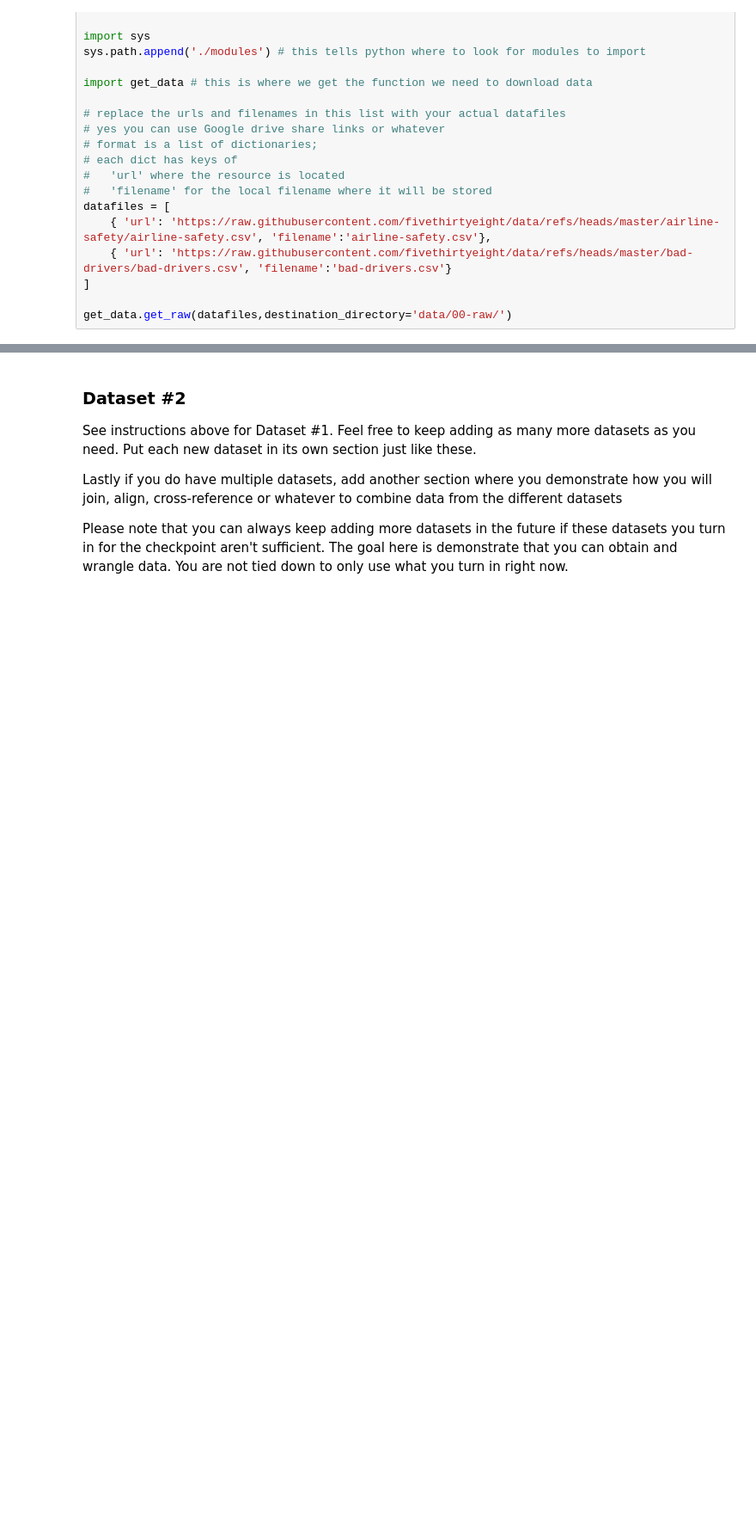
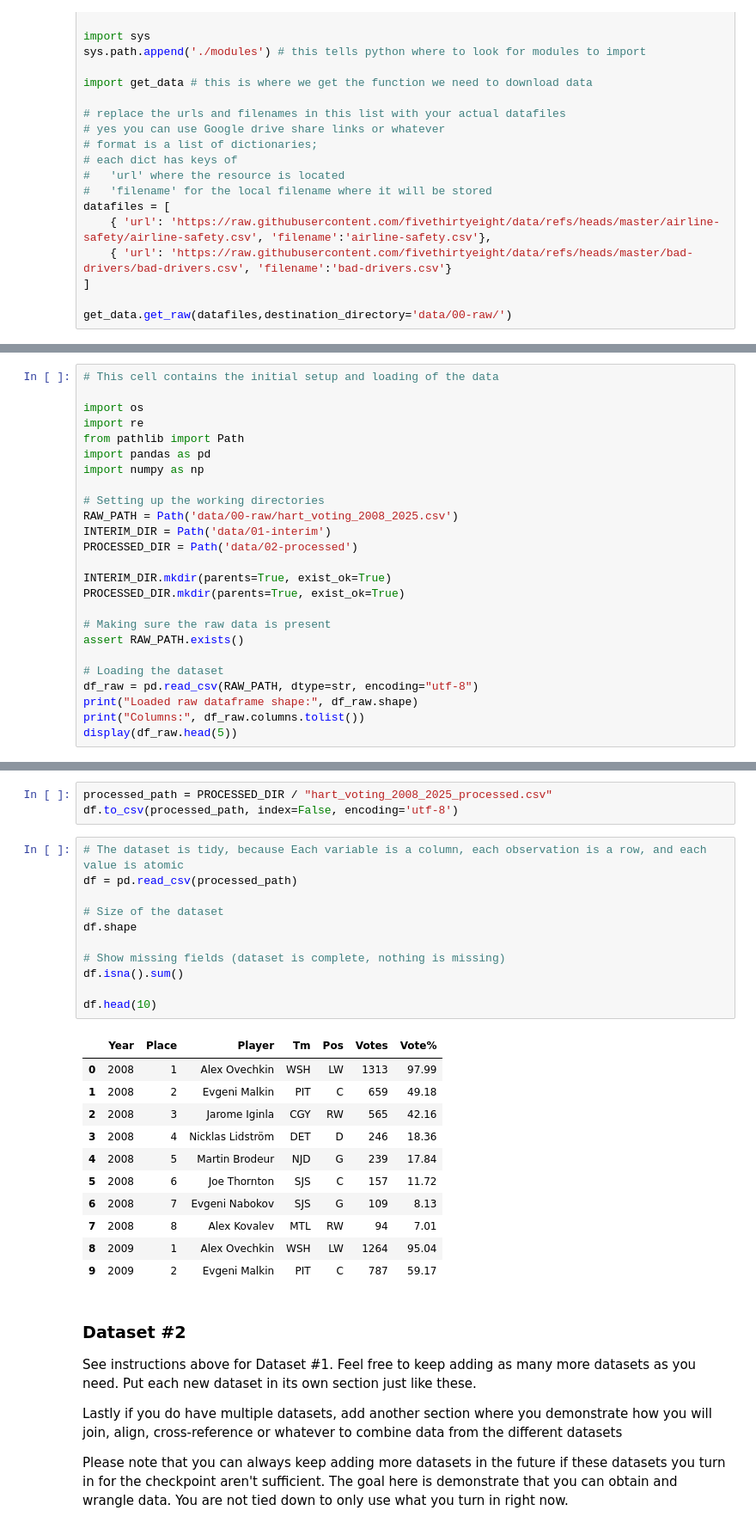
Before and after one commit to COGS108/Group118_WI26, a Jupyter notebook: 01-DataCheckpoint.ipynb, the cells around one changed output, grey strips where cells are left out. Shown at 86% size. Cells and saved outputs as stored; diff of their text form; blank space fills up the shorter version.

Commit message:
Upload raw and processed hart trophy and describe it in the notebook

```diff
--- a/01-DataCheckpoint.ipynb
+++ b/01-DataCheckpoint.ipynb
@@ -134,0 +279,25 @@ Instructions:
+# %%
+# This cell contains the initial setup and loading of the data
+
+import os
+import re
+from pathlib import Path
+import pandas as pd
+import numpy as np
+
+# Setting up the working directories
+RAW_PATH = Path('data/00-raw/hart_voting_2008_2025.csv')
+INTERIM_DIR = Path('data/01-interim')
+PROCESSED_DIR = Path('data/02-processed')
+
+INTERIM_DIR.mkdir(parents=True, exist_ok=True)
+PROCESSED_DIR.mkdir(parents=True, exist_ok=True)
+
+# Making sure the raw data is present
+assert RAW_PATH.exists()
+
+# Loading the dataset
+df_raw = pd.read_csv(RAW_PATH, dtype=str, encoding="utf-8")
+print("Loaded raw dataframe shape:", df_raw.shape)
+print("Columns:", df_raw.columns.tolist())
+display(df_raw.head(5))
@@ -135,3 +346,29 @@ Instructions:
+# %%
+processed_path = PROCESSED_DIR / "hart_voting_2008_2025_processed.csv"
+df.to_csv(processed_path, index=False, encoding='utf-8')
+# %%
+# The dataset is tidy, because Each variable is a column, each observation is a row, and each value is atomic
+df = pd.read_csv(processed_path)
+
+# Size of the dataset
+df.shape
+
+# Show missing fields (dataset is complete, nothing is missing)
+df.isna().sum()
+
+df.head(10)
+# %% [output]
+|  | Year | Place | Player | Tm | Pos | Votes | Vote% |
+| 0 | 2008 | 1 | Alex Ovechkin | WSH | LW | 1313 | 97.99 |
+| 1 | 2008 | 2 | Evgeni Malkin | PIT | C | 659 | 49.18 |
+| 2 | 2008 | 3 | Jarome Iginla | CGY | RW | 565 | 42.16 |
+| 3 | 2008 | 4 | Nicklas Lidström | DET | D | 246 | 18.36 |
+| 4 | 2008 | 5 | Martin Brodeur | NJD | G | 239 | 17.84 |
+| 5 | 2008 | 6 | Joe Thornton | SJS | C | 157 | 11.72 |
+| 6 | 2008 | 7 | Evgeni Nabokov | SJS | G | 109 | 8.13 |
+| 7 | 2008 | 8 | Alex Kovalev | MTL | RW | 94 | 7.01 |
+| 8 | 2009 | 1 | Alex Ovechkin | WSH | LW | 1264 | 95.04 |
+| 9 | 2009 | 2 | Evgeni Malkin | PIT | C | 787 | 59.17 |
 # %% [markdown]
 ### Dataset #2
 
```
Also changed, not shown: parts of 8 cells of this notebook, 2 other files.
